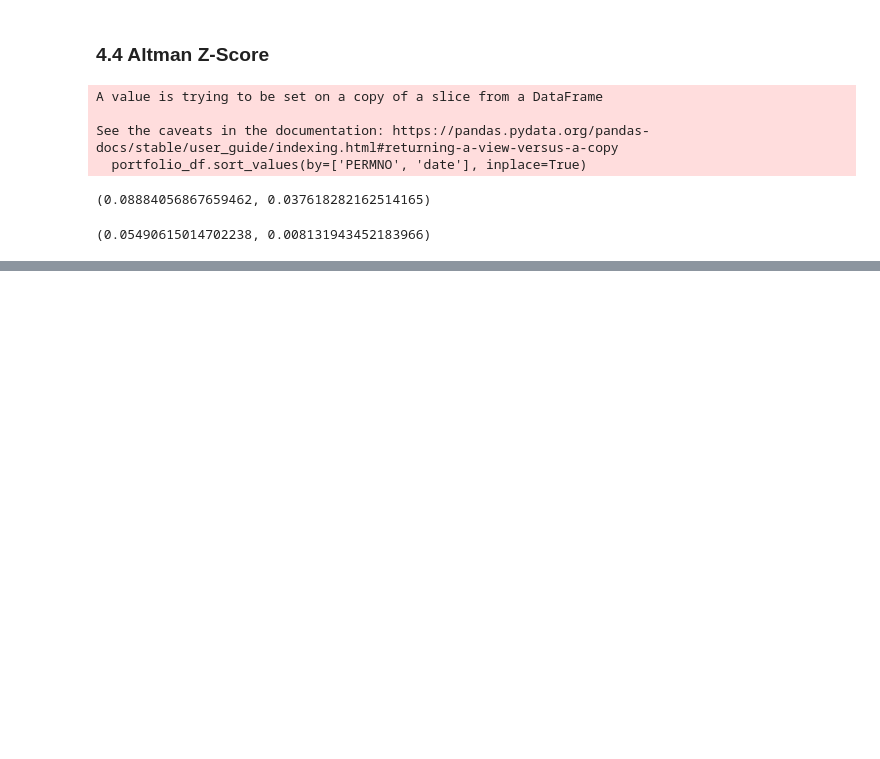
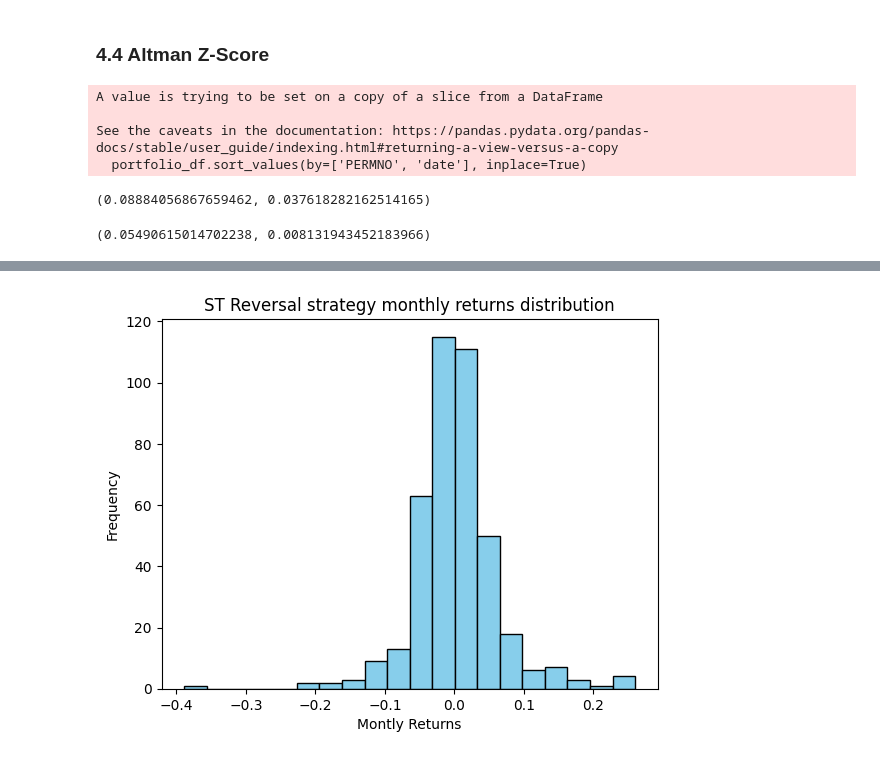
Before and after one commit to Berga20/AdvInv-Project, a Jupyter notebook: Coding.ipynb, the cells around one changed output, grey strips where cells are left out. Saved outputs shown, nothing was run; the diff lists cells and outputs as text; code cells hidden in the pictures; blank space fills up the shorter version.

```diff
--- a/Coding.ipynb
+++ b/Coding.ipynb
@@ -1540,0 +1706,4 @@ P1_TC_Z, P10_TC_Z
+# %%
+plot_hist(STR_rets['L-H'], strategy='ST Reversal')
+# %% [output]
+[figure, added]
```
Also changed, not shown: parts of 12 cells of this notebook.
